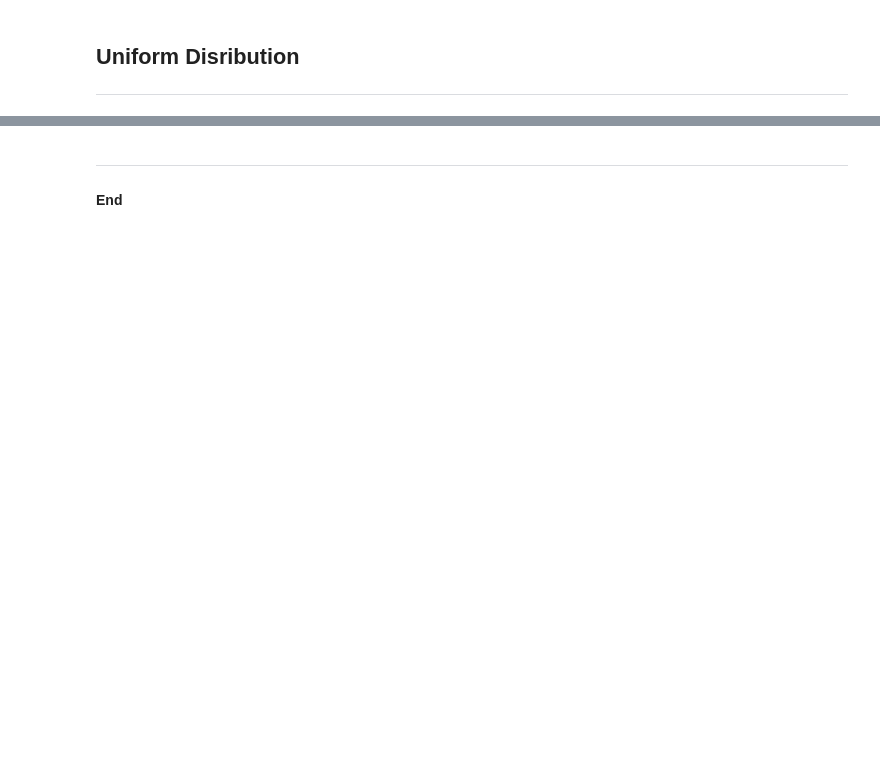
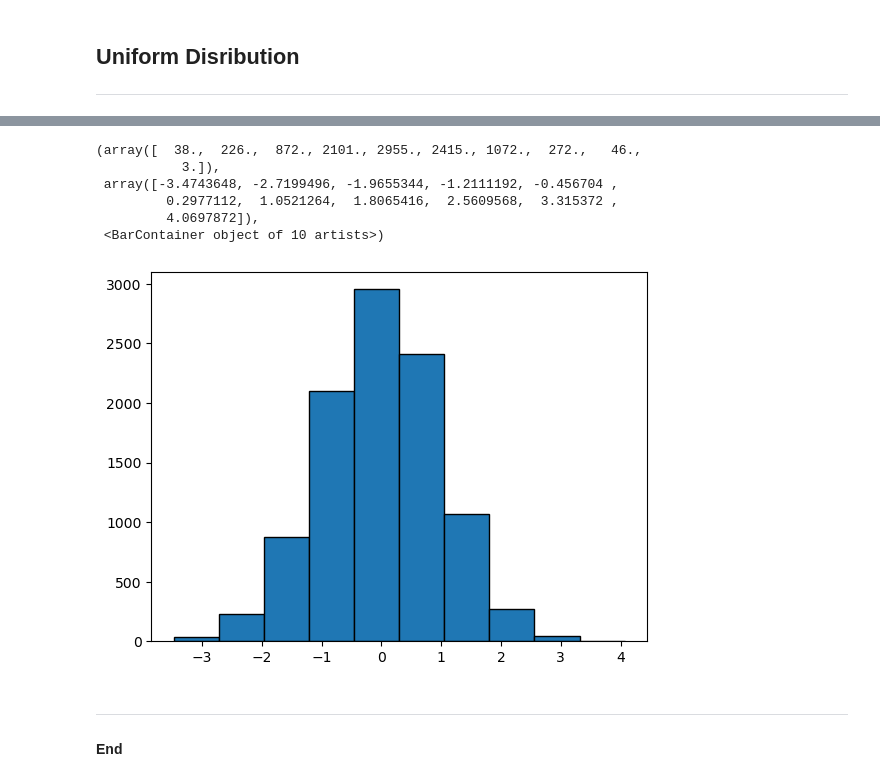
Before and after one commit to Jennyicano/myproject, a Jupyter notebook: random.ipynb, the cells around one changed output, grey strips where cells are left out. Drawn from its saved outputs; the diff is of its cells as text; code cells hidden in the pictures; blank space fills up the shorter version.

```diff
--- a/random.ipynb
+++ b/random.ipynb
@@ -105,3 +161,17 @@ values, counts, values.size, counts.size
+# %%
+# Plot histogram.
+
+plt.hist(x, edgecolor='black')
+
+# The histogram will show a standard bell shaped curve = normal distribution
+# %% [output]
+(array([  38.,  226.,  872., 2101., 2955., 2415., 1072.,  272.,   46.,
+           3.]),
+ array([-3.4743648, -2.7199496, -1.9655344, -1.2111192, -0.456704 ,
+         0.2977112,  1.0521264,  1.8065416,  2.5609568,  3.315372 ,
+         4.0697872]),
+ <BarContainer object of 10 artists>)
+[figure, added]
 # %% [markdown]
 ***
 
```
Also changed, not shown: parts of 14 cells of this notebook.
